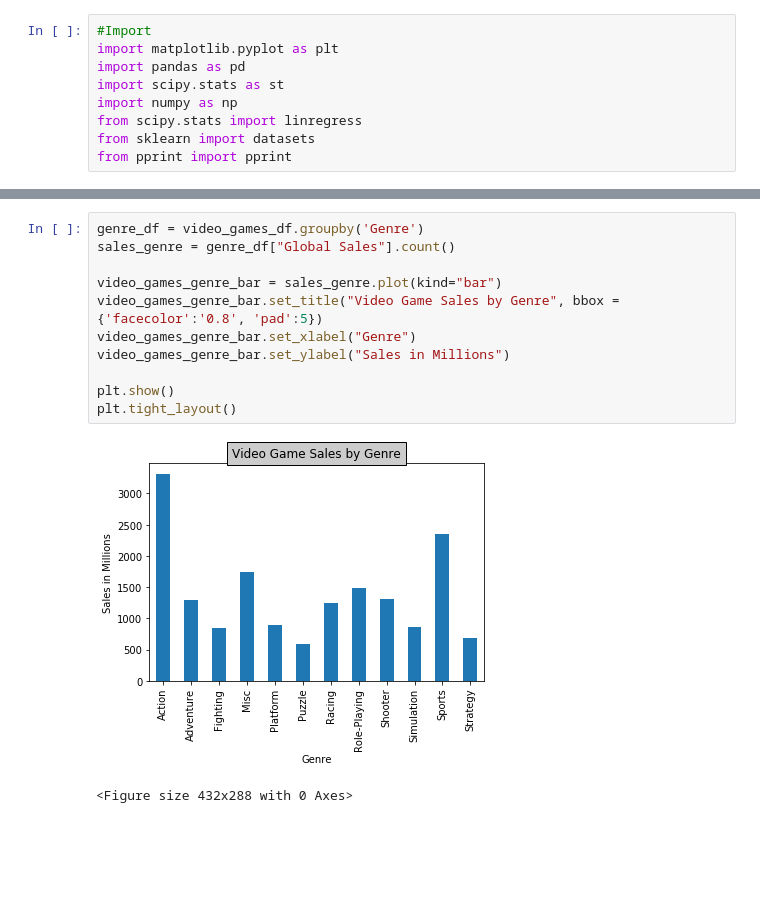
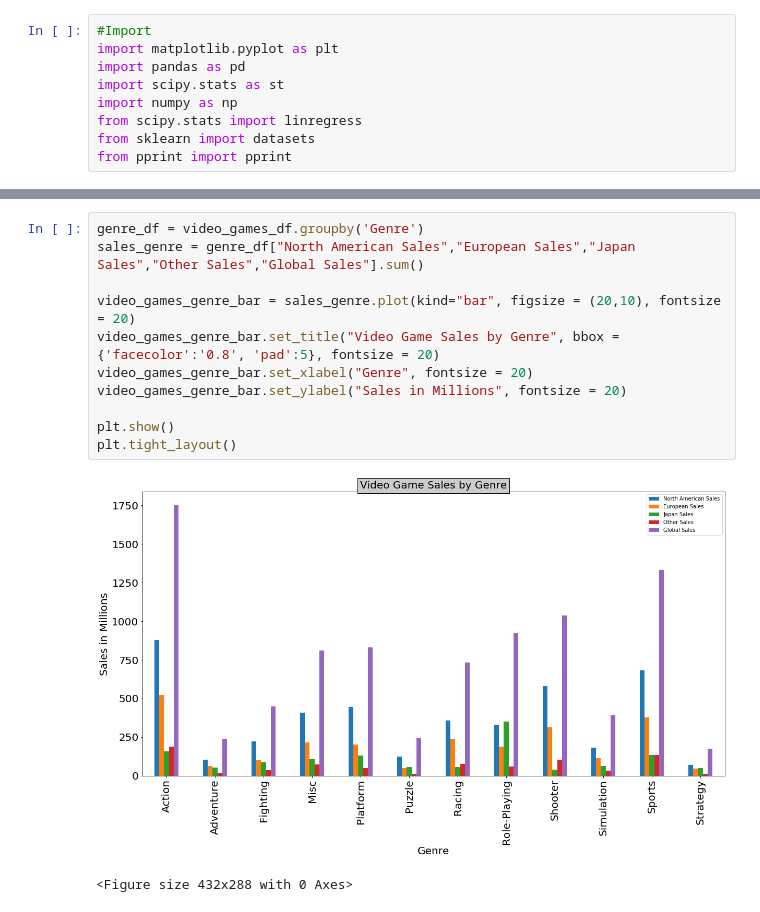
Before and after one commit to Camkilpat/Project-1, a Jupyter notebook: Project 1.ipynb, the cells around one changed output, grey strips where cells are left out. Cells and saved outputs as stored; diff of their text form; blank space fills up the shorter version.

```diff
--- a/Project 1.ipynb
+++ b/Project 1.ipynb
@@ -59,15 +64,15 @@ ds_data.head()
 | 21 | Pokemon Diamond/Pokemon Pearl | DS | 2006.0 | Role-Playing | Nintendo | 6.42 | 4.52 | 6.04 | ... |
 # %%
 genre_df = video_games_df.groupby('Genre')
-sales_genre = genre_df["Global Sales"].count()
+sales_genre = genre_df["North American Sales","European Sales","Japan Sales","Other Sales","Global Sales"].sum()
 
-video_games_genre_bar = sales_genre.plot(kind="bar")
-video_games_genre_bar.set_title("Video Game Sales by Genre", bbox ={'facecolor':'0.8', 'pad':5})
-video_games_genre_bar.set_xlabel("Genre")
-video_games_genre_bar.set_ylabel("Sales in Millions")
+video_games_genre_bar = sales_genre.plot(kind="bar", figsize = (20,10), fontsize = 20)
+video_games_genre_bar.set_title("Video Game Sales by Genre", bbox ={'facecolor':'0.8', 'pad':5}, fontsize = 20)
+video_games_genre_bar.set_xlabel("Genre", fontsize = 20)
+video_games_genre_bar.set_ylabel("Sales in Millions", fontsize = 20)
 
 plt.show()
 plt.tight_layout()
 # %% [output]
-[figure, old version]
+[figure, new version]
 <Figure size 432x288 with 0 Axes>
```
Also changed, not shown: parts of 2 cells of this notebook.
